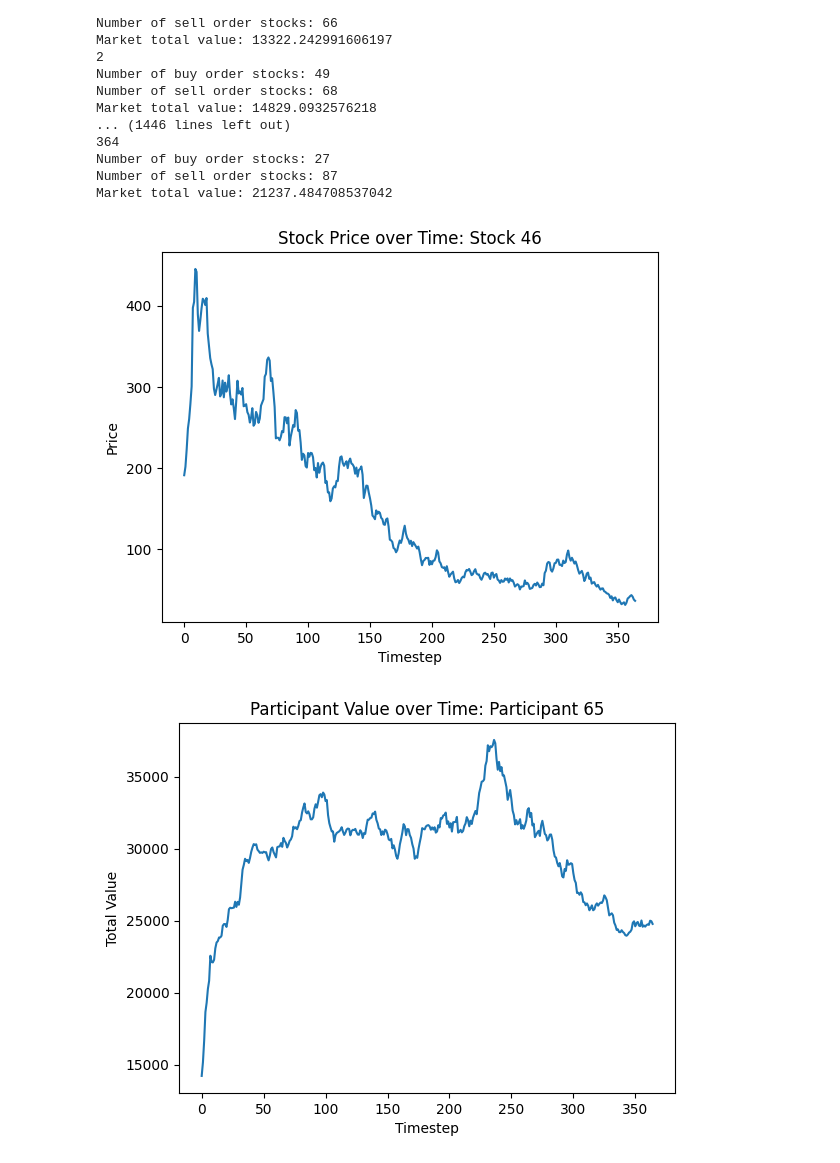
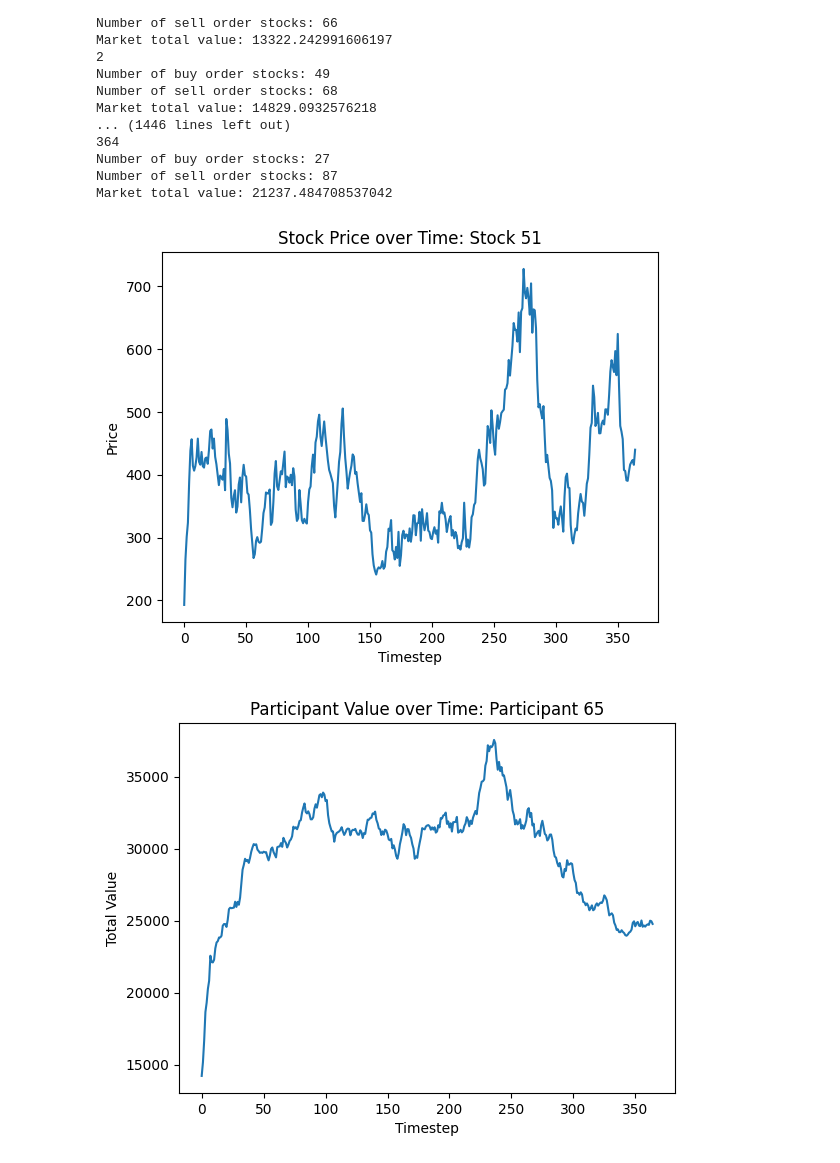
Before and after one commit to jaredpomerantz/stockmarketsim, a Jupyter notebook: notebooks/run_market.ipynb, the cells around one changed output. Drawn from its saved outputs; the diff is of its cells as text; code cells hidden in the pictures.

```diff
--- a/notebooks/run_market.ipynb
+++ b/notebooks/run_market.ipynb
@@ -81,16 +81,16 @@ Number of buy order stocks: 27
 Number of sell order stocks: 87
 Market total value: 21237.484708537042
 # %%
-i = 46
+i = 51
 
 plt.figure()
 plt.plot(market.stocks[i].price_history[-N_TIMESTEPS:])
 plt.title(f"Stock Price over Time: Stock {i}")
 plt.xlabel("Timestep")
 plt.ylabel("Price")
 _ = plt.show()
 # %% [output]
-[figure, old version]
+[figure, new version]
 # %%
 i = 65
 
```
